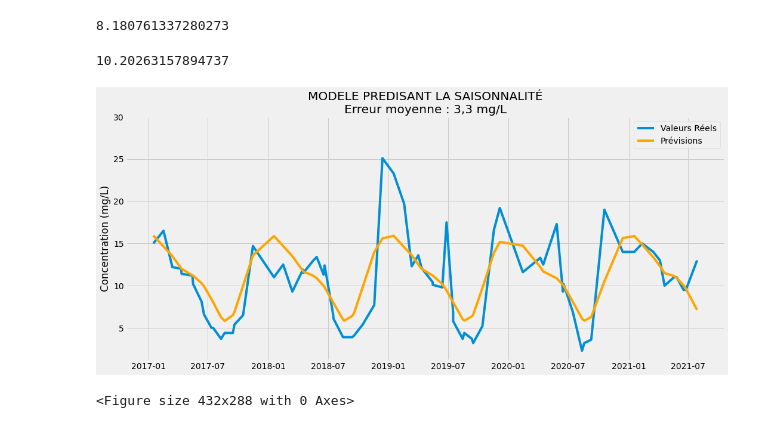
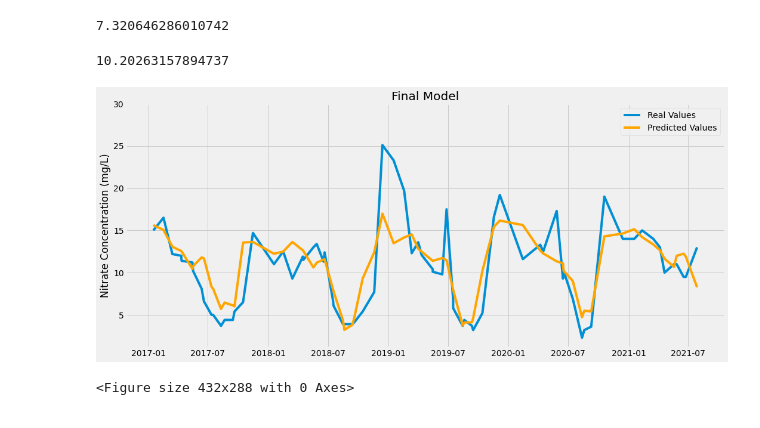
Before and after one commit to c-villalobos/water_pollution, a Jupyter notebook: notebooks/sebvey/demo_day_evo_model_plots.ipynb, the cells around one changed output. Saved outputs shown, nothing was run; the diff lists cells and outputs as text; code cells hidden in the pictures.

Commit message:
some plots for demo day

```diff
--- a/notebooks/sebvey/demo_day_evo_model_plots.ipynb
+++ b/notebooks/sebvey/demo_day_evo_model_plots.ipynb
@@ -79,8 +79,8 @@ feature_cols = [
     'sin_doy',
     'cos_doy',
     'mean_station',
-    #'precipitation',
-    #'temp',
+    'precipitation',
+    'temp',
     # 'source_dist',
     # 'year'
 ]
@@ -107,16 +107,16 @@ X_val = scaler.transform(X_val)
 
 def init_model(X):
 
-    regl2 = regularizers.L2(0.01)
+    regl2 = regularizers.L2(0.001)
 
     model = models.Sequential()
 
     model.add( layers.Dense(30,activation='relu',input_dim=X.shape[1]) )
     #model.add( layers.Dropout(rate=0.1) )
-    model.add( layers.Dense(30,activation='relu'))#,kernel_regularizer=regl2) )
+    model.add( layers.Dense(30,activation='relu',kernel_regularizer=regl2) )
     #model.add(layers.Dropout(rate=0.2))
 
-    model.add( layers.Dense(20,activation='relu'))#,kernel_regularizer=regl2) )
+    model.add( layers.Dense(20,activation='relu',kernel_regularizer=regl2) )
     #model.add(layers.Dropout(rate=0.6))
 
     model.add(layers.Dense(1,activation='linear'))
@@ -143,7 +143,7 @@ history = model.fit(
 
 min(history.history['val_loss'])
 # %% [output]
-8.180761337280273
+7.320646286010742
 # %%
 y_pred = model.predict(X_val)
 df_val['prediction'] = y_pred
@@ -156,23 +156,23 @@ plotdf['nitrate'].mean()
 # %%
 
 with plt.style.context('fivethirtyeight'):
 
     plotdf.sort_values('date',inplace=True)
 
     plt.figure(figsize=(16,7))
-    plt.ylabel('Concentration (mg/L)')
-    plt.title('MODELE PREDISANT LA SAISONNALITÉ\nErreur moyenne : 3,3 mg/L')
+    plt.ylabel('Nitrate Concentration (mg/L)')
+    plt.title('Final Model')
 
-    plt.plot(plotdf['date'],plotdf['nitrate'],label='Valeurs Réels',linewidth=4)
-    plt.plot(plotdf['date'],plotdf['prediction'],label='Prévisions',color='orange',linewidth=4)
+    plt.plot(plotdf['date'],plotdf['nitrate'],label='Real Values',linewidth=4)
+    plt.plot(plotdf['date'],plotdf['prediction'],label='Predicted Values',color='orange',linewidth=4)
     plt.legend()
 
     plt.ylim(top=30)
 
-    plt.savefig('modele_saison.png',dpi=150)
+    plt.savefig('model_2.png',dpi=150)
     plt.show()
 # %% [output]
-[figure, old version]
+[figure, new version]
 # %%
 # %% [output]
 <Figure size 432x288 with 0 Axes>
```
Also changed, not shown: parts of 2 cells of this notebook, 4 other files.
